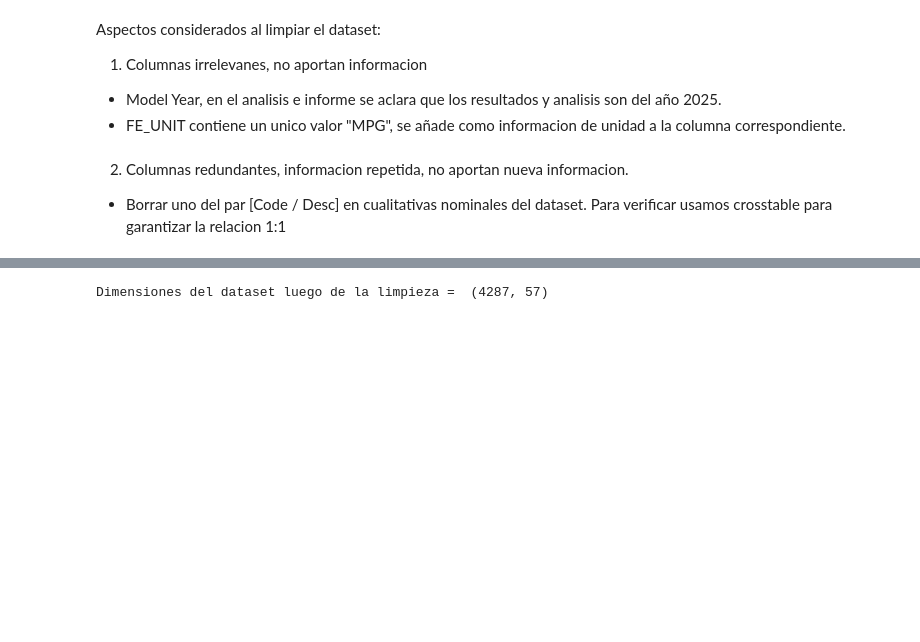
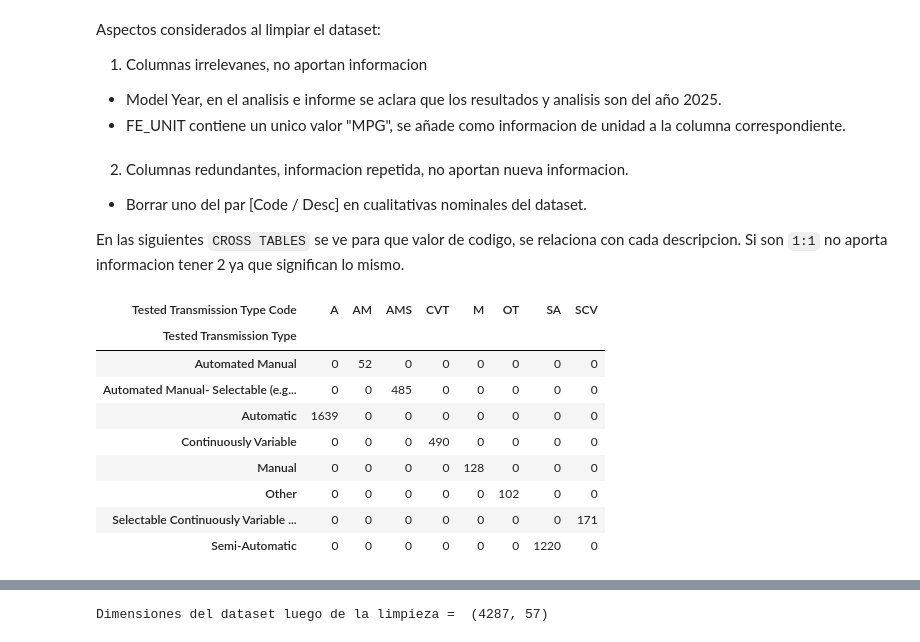
Before and after one commit to mdelrosariocoronado/tpe_fundamentos_2026, a Jupyter notebook: entrega.ipynb, the cells around one changed output, grey strips where cells are left out. Drawn from its saved outputs; the diff is of its cells as text; code cells hidden in the pictures; blank space fills up the shorter version.

Commit message:
iinclusion de crosstables

```diff
--- a/entrega.ipynb
+++ b/entrega.ipynb
@@ -49,4 +49,20 @@ preprocessed_dataset.drop(columns=columnas_borrar, inplace=True, errors='ignore'
 
 2. Columnas redundantes, informacion repetida, no aportan nueva informacion.
 - Borrar uno del par [Code / Desc] en cualitativas nominales del dataset.
-    Para verificar usamos crosstable para garantizar la relacion 1:1
+
+
+En las siguientes `CROSS TABLES` se ve para que valor de codigo, se relaciona con cada descripcion. Si son `1:1` no aporta informacion tener 2 ya que significan lo mismo.
+# %%
+
+pd.crosstab(preprocessed_dataset["Tested Transmission Type"], preprocessed_dataset["Tested Transmission Type Code"])
+# %% [output]
+| Tested Transmission Type Code | A | AM | AMS | CVT | M | OT | SA | SCV |
+| Tested Transmission Type |  |  |  |  |  |  |  |  |
+| Automated Manual | 0 | 52 | 0 | 0 | 0 | 0 | 0 | 0 |
+| Automated Manual- Selectable (e.g... | 0 | 0 | 485 | 0 | 0 | 0 | 0 | 0 |
+| Automatic | 1639 | 0 | 0 | 0 | 0 | 0 | 0 | 0 |
+| Continuously Variable | 0 | 0 | 0 | 490 | 0 | 0 | 0 | 0 |
+| Manual | 0 | 0 | 0 | 0 | 128 | 0 | 0 | 0 |
+| Other | 0 | 0 | 0 | 0 | 0 | 102 | 0 | 0 |
+| Selectable Continuously Variable ... | 0 | 0 | 0 | 0 | 0 | 0 | 0 | 171 |
+| Semi-Automatic | 0 | 0 | 0 | 0 | 0 | 0 | 1220 | 0 |
```
Also changed, not shown: parts of 5 cells of this notebook.
